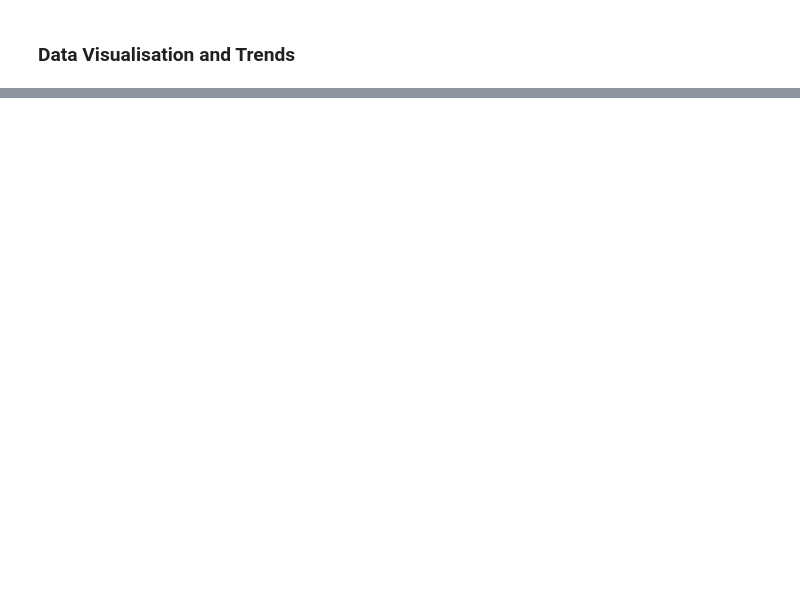
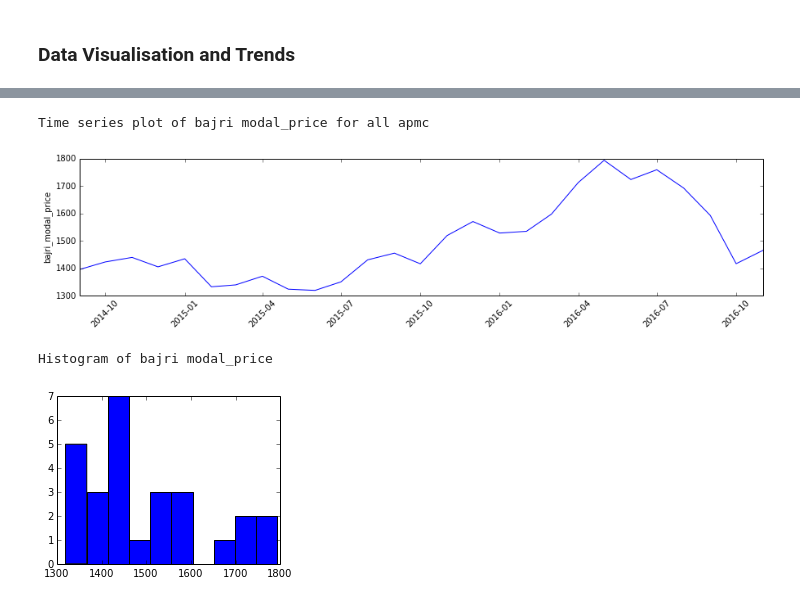
Before and after one commit to zenabbohra/DataScience_Projects, a Jupyter notebook: BeginnerLevel/Help_AG_Industry/AgIndustry_Maharashtra.ipynb, the cells around one changed output, grey strips where cells are left out. Drawn from its saved outputs; the diff is of its cells as text; code cells hidden in the pictures; blank space fills up the shorter version.

```diff
--- a/BeginnerLevel/Help_AG_Industry/AgIndustry_Maharashtra.ipynb
+++ b/BeginnerLevel/Help_AG_Industry/AgIndustry_Maharashtra.ipynb
@@ -247,7 +249,6 @@ Comparison of Raw APMC data with MSPrice
 # %%
 #merging msp_data and apmc_data for the common commodities for ease of comparison
-#analysing only for Pune first
-apmc_msp_data = apmc_data[apmc_data.apmc == 'Pune'].merge(msp_data, on = ['commodity','year'], how = 'inner')
+apmc_msp_data = apmc_data.merge(msp_data, on = ['commodity','year'], how = 'inner')
 apmc_msp_data ['apmc_comd'] = apmc_msp_data.commodity+'_'+apmc_msp_data.apmc
-apmc_msp_data = apmc_msp_data.sort_values(['apmc_comd','monthnum'])
-apmc_msp_data.to_csv("error.csv")
+apmc_msp_data = apmc_msp_data.sort(['apmc_comd','monthnum'])
+apmc_msp_data.commodity.unique()
@@ -338,0 +575,37 @@ for e in apmc_commodity:
+# %%
+#In India, every commodity thrives in the same weather condition across regions so it is safe to take an average
+#of modal_prices across all apmc for each month in an year
+avg_modal_price = apmc_msp_data.groupby(['date_revised','commodity'])['modal_price'].mean().to_frame().reset_index().sort(['commodity','date_revised']).rename(columns = {'modal_price': 'modal_price_mean'})
+#merging average of modal_price across apmc into apmc_msp_data
+apmc_msp_data = apmc_msp_data.merge(avg_modal_price, on = ['date_revised','commodity'], how = 'inner')
+# %%
+#Lets analyse bajri first by plotting time series and histogram of its modal_price
+bajri = avg_modal_price[avg_modal_price.commodity == 'bajri'].sort(['date_revised'])
+
+#initialize the plot
+fig = plt.figure(figsize=(15,3))
+ax = fig.add_subplot(111)
+xax = plt.gca().get_xaxis()
+xax.set_major_formatter(dt.DateFormatter('%Y-%m'))
+
+#Plot the data
+ax.plot(bajri.date_revised, bajri.modal_price_mean)
+
+#Put legends etc
+ax.set(ylabel ='bajri_modal_price')
+plt.xticks(rotation = 45)
+print ("Time series plot of bajri modal_price for all apmc")
+plt.show()
+
+#initialize the plot
+fig = plt.figure(figsize=(4,3))
+ax = fig.add_subplot(111)
+
+print ("Histogram of bajri modal_price")
+ax.hist(bajri.modal_price_mean)
+plt.show()
+# %% [output]
+Time series plot of bajri modal_price for all apmc
+[figure, added]
+Histogram of bajri modal_price
+[figure, added]
```
Also changed, not shown: parts of 37 cells of this notebook, 3 other files.
